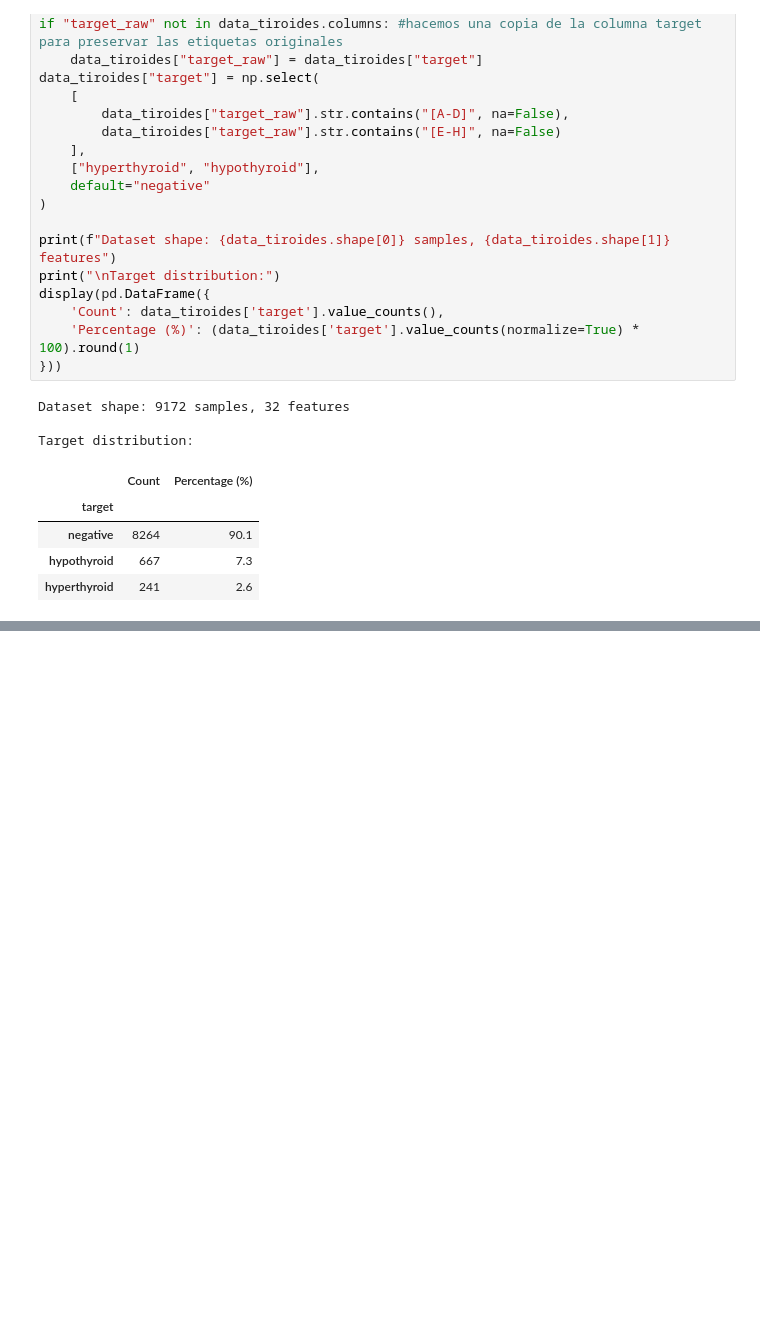
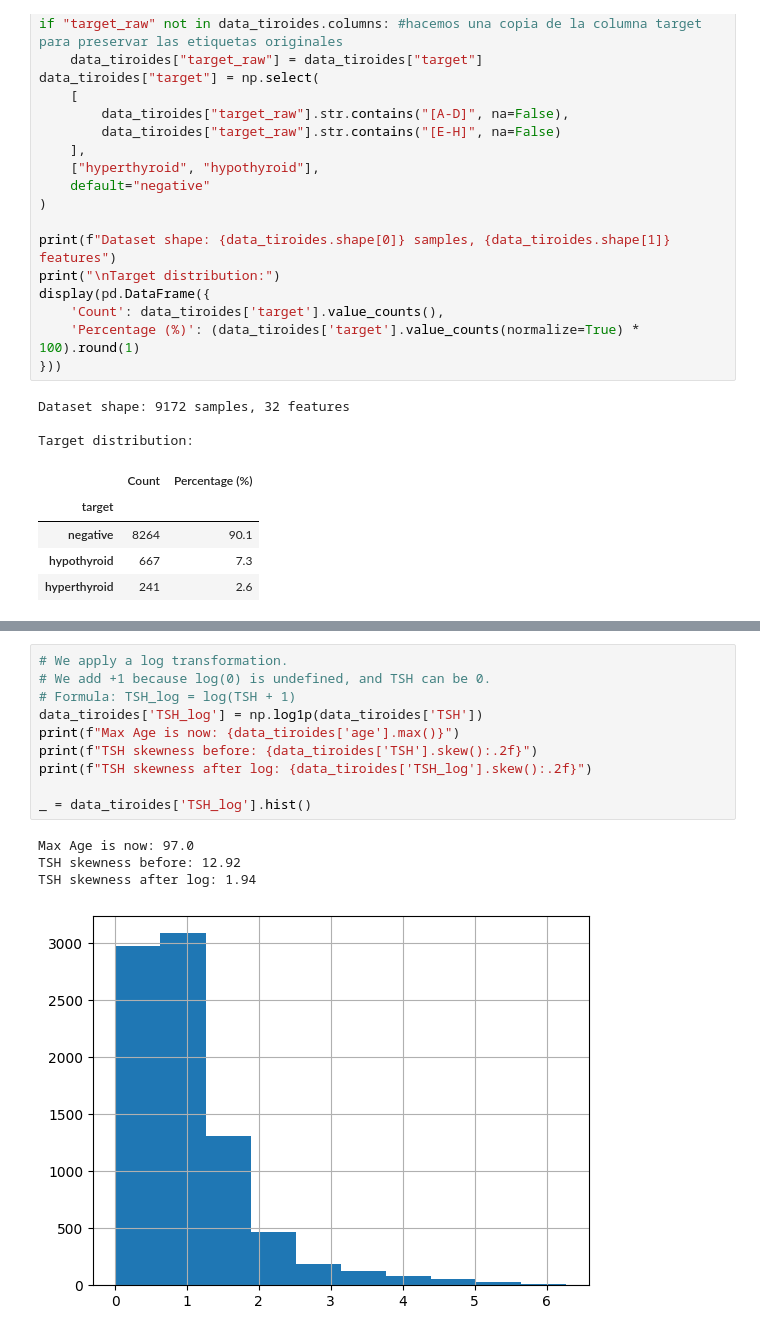
Before and after one commit to SergioReigosa/ia25-master-main, a Jupyter notebook: sergio_ejercicios/tiroides/tiroides_red_sergio.ipynb, the cells around one changed output, grey strips where cells are left out. Drawn from its saved outputs; the diff is of its cells as text; blank space fills up the shorter version.

```diff
--- a/sergio_ejercicios/tiroides/tiroides_red_sergio.ipynb
+++ b/sergio_ejercicios/tiroides/tiroides_red_sergio.ipynb
@@ -98,0 +132,15 @@ Target distribution:
+# %%
+# We apply a log transformation.
+# We add +1 because log(0) is undefined, and TSH can be 0.
+# Formula: TSH_log = log(TSH + 1)
+data_tiroides['TSH_log'] = np.log1p(data_tiroides['TSH'])
+print(f"Max Age is now: {data_tiroides['age'].max()}")
+print(f"TSH skewness before: {data_tiroides['TSH'].skew():.2f}")
+print(f"TSH skewness after log: {data_tiroides['TSH_log'].skew():.2f}")
+
+_ = data_tiroides['TSH_log'].hist()
+# %% [output]
+Max Age is now: 97.0
+TSH skewness before: 12.92
+TSH skewness after log: 1.94
+[figure, added]
```
Also changed, not shown: parts of 43 cells of this notebook, 1 other file.
